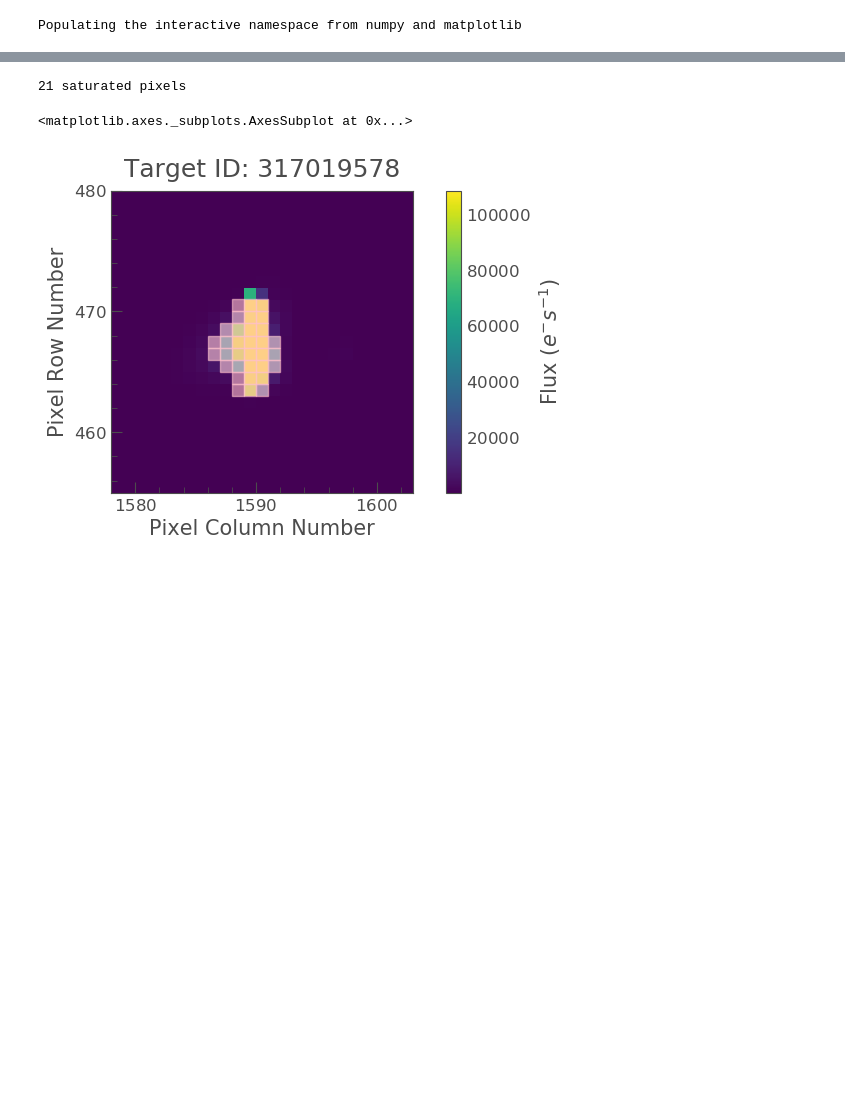
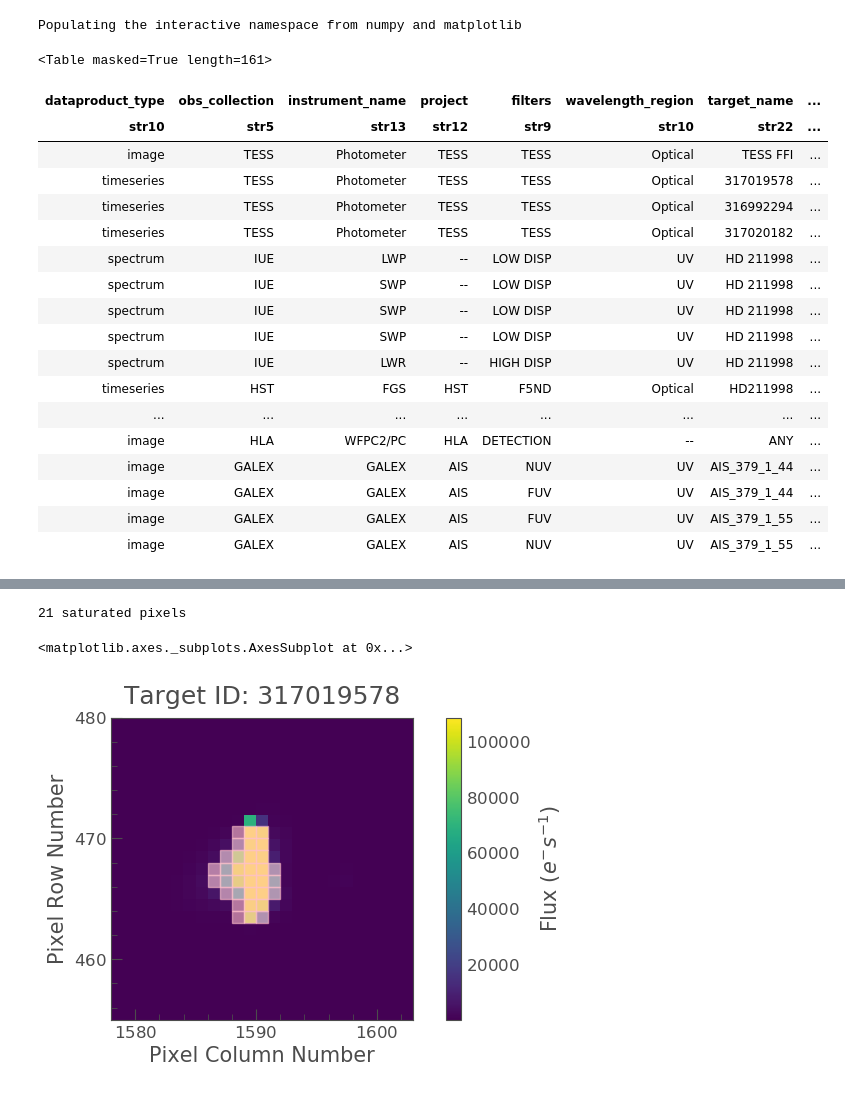
Before and after one commit to hvidy/halophot, a Jupyter notebook: notebooks/nuInd.ipynb, the cells around one changed output, grey strips where cells are left out. Saved outputs shown, nothing was run; the diff lists cells and outputs as text; code cells hidden in the pictures; blank space fills up the shorter version.

```diff
--- a/notebooks/nuInd.ipynb
+++ b/notebooks/nuInd.ipynb
@@ -24,3 +24,28 @@ matplotlib.rcParams['savefig.dpi']= 300             #72
 colours = mpl.rcParams['axes.prop_cycle'].by_key()['color']
 # %% [output]
 Populating the interactive namespace from numpy and matplotlib
+# %%
+from astroquery.mast import Observations
+obsTable = Observations.query_object("nu Ind")
+# %%
+obsTable
+# %% [output]
+<Table masked=True length=161>
+| dataproduct_type | obs_collection | instrument_name | project | filters | wavelength_region | target_name | ... |
+| str10 | str5 | str13 | str12 | str9 | str10 | str22 | ... |
+| image | TESS | Photometer | TESS | TESS | Optical | TESS FFI | ... |
+| timeseries | TESS | Photometer | TESS | TESS | Optical | 317019578 | ... |
+| timeseries | TESS | Photometer | TESS | TESS | Optical | 316992294 | ... |
+| timeseries | TESS | Photometer | TESS | TESS | Optical | 317020182 | ... |
+| spectrum | IUE | LWP | -- | LOW DISP | UV | HD 211998 | ... |
+| spectrum | IUE | SWP | -- | LOW DISP | UV | HD 211998 | ... |
+| spectrum | IUE | SWP | -- | LOW DISP | UV | HD 211998 | ... |
+| spectrum | IUE | SWP | -- | LOW DISP | UV | HD 211998 | ... |
+| spectrum | IUE | LWR | -- | HIGH DISP | UV | HD 211998 | ... |
+| timeseries | HST | FGS | HST | F5ND | Optical | HD211998 | ... |
+| ... | ... | ... | ... | ... | ... | ... | ... |
+| image | HLA | WFPC2/PC | HLA | DETECTION | -- | ANY | ... |
+| image | GALEX | GALEX | AIS | NUV | UV | AIS_379_1_44 | ... |
+| image | GALEX | GALEX | AIS | FUV | UV | AIS_379_1_44 | ... |
+| image | GALEX | GALEX | AIS | FUV | UV | AIS_379_1_55 | ... |
+| image | GALEX | GALEX | AIS | NUV | UV | AIS_379_1_55 | ... |
```
Also changed, not shown: parts of 5 cells of this notebook, 2 other files.
